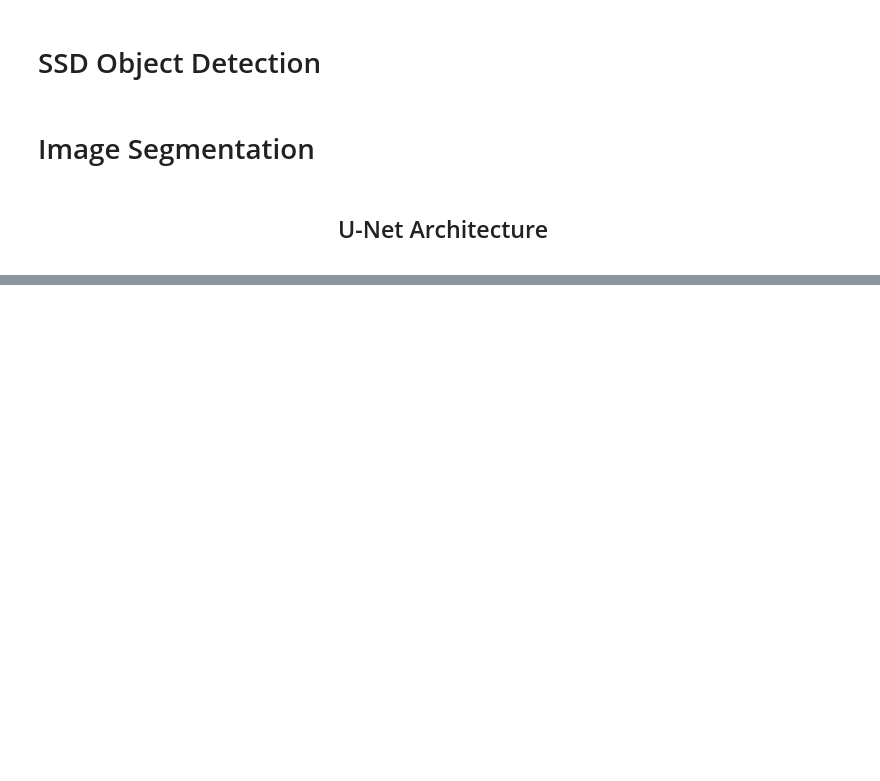
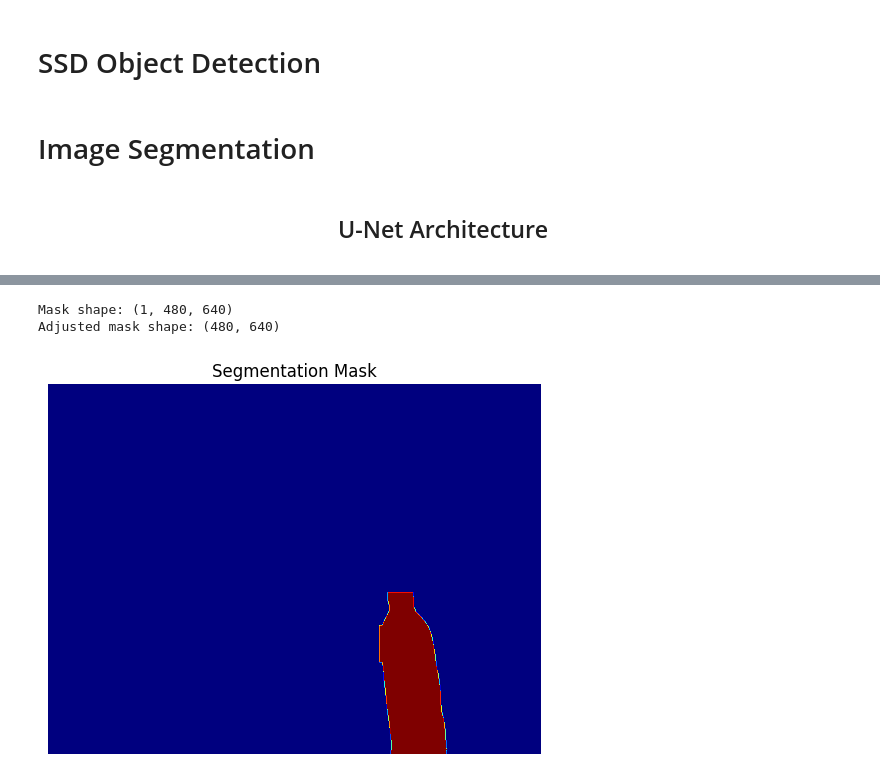
Before and after one commit to RandomSci/Computer-Vision, a Jupyter notebook: with_torch.ipynb, the cells around one changed output, grey strips where cells are left out. Saved outputs shown, nothing was run; the diff lists cells and outputs as text; code cells hidden in the pictures; blank space fills up the shorter version.

```diff
--- a/with_torch.ipynb
+++ b/with_torch.ipynb
@@ -805,0 +960,25 @@ f_k = torch.tensor([[1, 1], [1, 1]])
+# %%
+import matplotlib.pyplot as plt
+
+masks = res.masks
+
+if masks is not None:
+    mask = masks[0].data.cpu().numpy()
+    print("Mask shape:", mask.shape)
+
+    if len(mask.shape) > 2:
+        mask = mask[0, :, :]
+
+    print("Adjusted mask shape:", mask.shape)
+
+    if mask.max() == 1:
+        mask = mask * 255
+
+    plt.imshow(mask, cmap='jet')
+    plt.title("Segmentation Mask")
+    plt.axis('off')
+    plt.show()
+# %% [output]
+Mask shape: (1, 480, 640)
+Adjusted mask shape: (480, 640)
+[figure, added]
```
Also changed, not shown: parts of 3 cells of this notebook, 1 other file.
